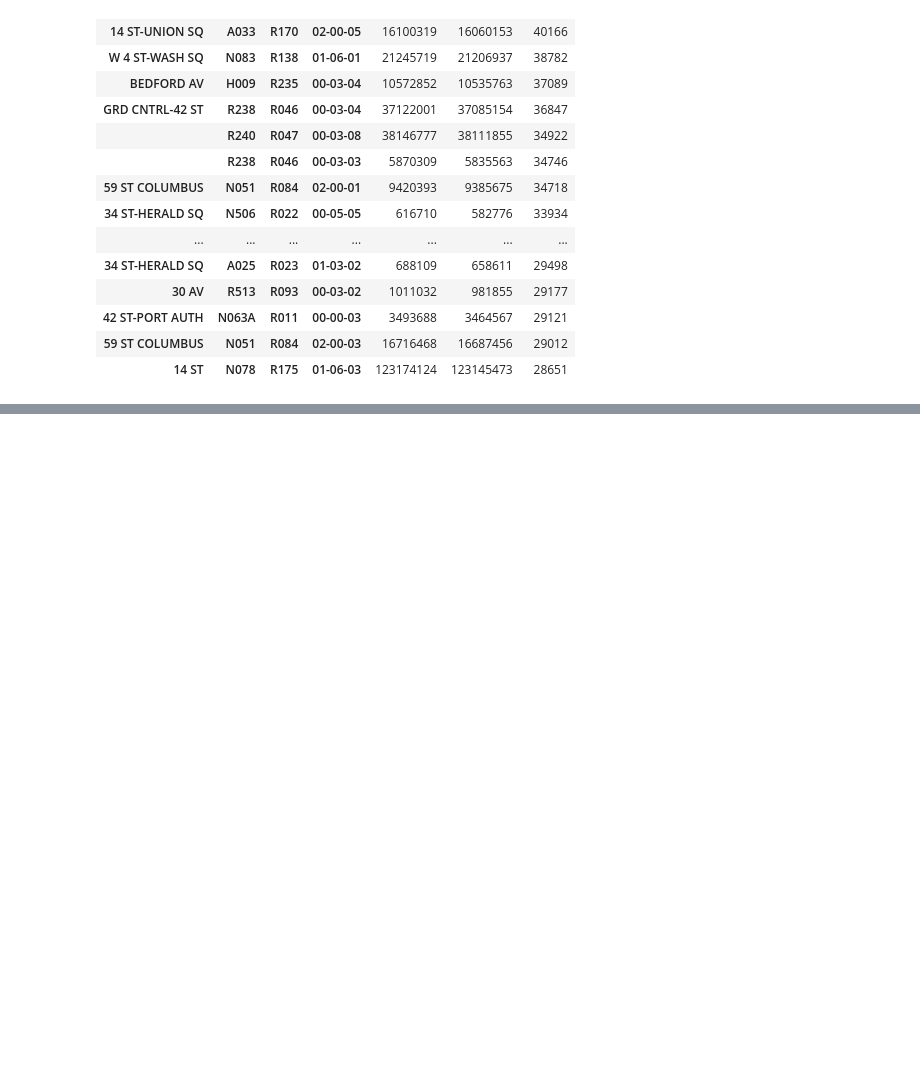
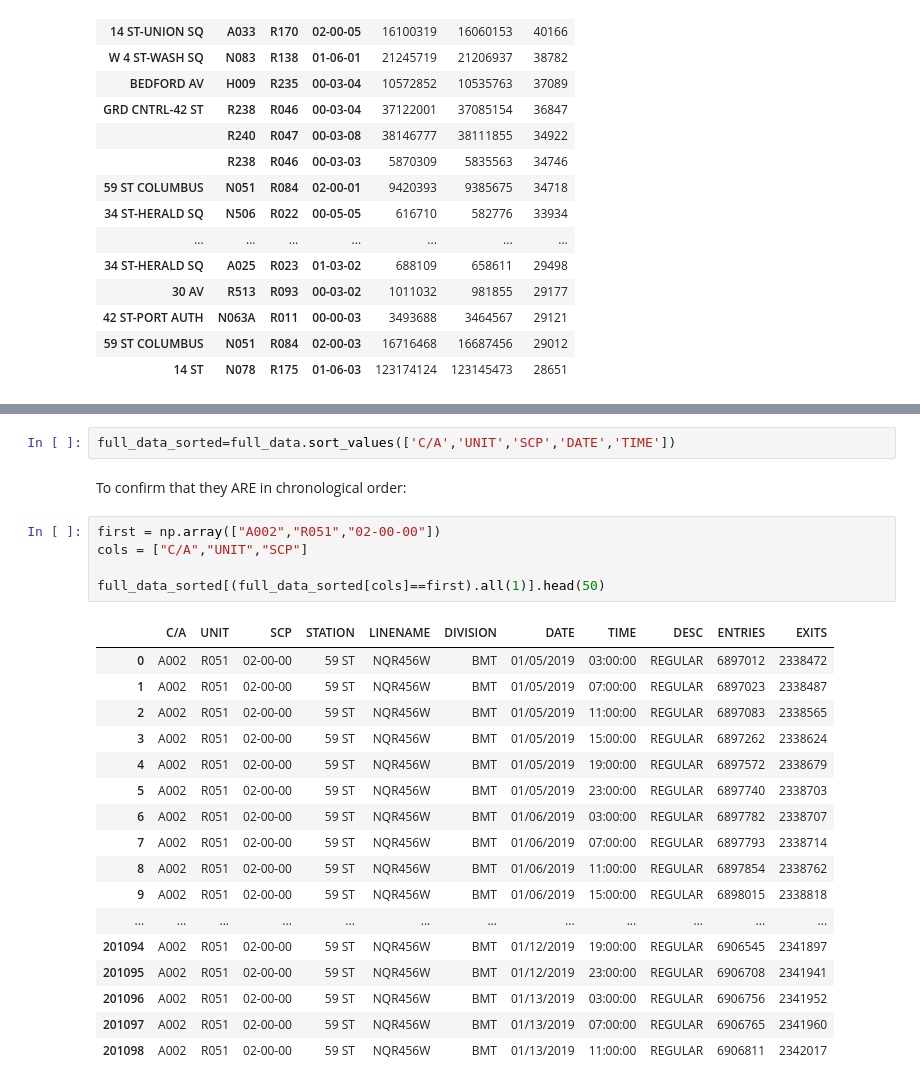
Before and after one commit to youngjeong46/MTA, a Jupyter notebook: Project 1 MTA.ipynb, the cells around one changed output, grey strips where cells are left out. Drawn from its saved outputs; the diff is of its cells as text; blank space fills up the shorter version.

```diff
--- a/Project 1 MTA.ipynb
+++ b/Project 1 MTA.ipynb
@@ -268,0 +261,27 @@ data_good_entries.sort_values("diff",ascending=False).head(40)
+# %%
+full_data_sorted=full_data.sort_values(['C/A','UNIT','SCP','DATE','TIME'])
+# %% [markdown]
+To confirm that they ARE in chronological order:
+# %%
+first = np.array(["A002","R051","02-00-00"])
+cols = ["C/A","UNIT","SCP"]
+
+full_data_sorted[(full_data_sorted[cols]==first).all(1)].head(50)
+# %% [output]
+|  | C/A | UNIT | SCP | STATION | LINENAME | DIVISION | DATE | TIME | DESC | ENTRIES | EXITS |
+| 0 | A002 | R051 | 02-00-00 | 59 ST | NQR456W | BMT | 01/05/2019 | 03:00:00 | REGULAR | 6897012 | 2338472 |
+| 1 | A002 | R051 | 02-00-00 | 59 ST | NQR456W | BMT | 01/05/2019 | 07:00:00 | REGULAR | 6897023 | 2338487 |
+| 2 | A002 | R051 | 02-00-00 | 59 ST | NQR456W | BMT | 01/05/2019 | 11:00:00 | REGULAR | 6897083 | 2338565 |
+| 3 | A002 | R051 | 02-00-00 | 59 ST | NQR456W | BMT | 01/05/2019 | 15:00:00 | REGULAR | 6897262 | 2338624 |
+| 4 | A002 | R051 | 02-00-00 | 59 ST | NQR456W | BMT | 01/05/2019 | 19:00:00 | REGULAR | 6897572 | 2338679 |
+| 5 | A002 | R051 | 02-00-00 | 59 ST | NQR456W | BMT | 01/05/2019 | 23:00:00 | REGULAR | 6897740 | 2338703 |
+| 6 | A002 | R051 | 02-00-00 | 59 ST | NQR456W | BMT | 01/06/2019 | 03:00:00 | REGULAR | 6897782 | 2338707 |
+| 7 | A002 | R051 | 02-00-00 | 59 ST | NQR456W | BMT | 01/06/2019 | 07:00:00 | REGULAR | 6897793 | 2338714 |
+| 8 | A002 | R051 | 02-00-00 | 59 ST | NQR456W | BMT | 01/06/2019 | 11:00:00 | REGULAR | 6897854 | 2338762 |
+| 9 | A002 | R051 | 02-00-00 | 59 ST | NQR456W | BMT | 01/06/2019 | 15:00:00 | REGULAR | 6898015 | 2338818 |
+| ... | ... | ... | ... | ... | ... | ... | ... | ... | ... | ... | ... |
+| 201094 | A002 | R051 | 02-00-00 | 59 ST | NQR456W | BMT | 01/12/2019 | 19:00:00 | REGULAR | 6906545 | 2341897 |
+| 201095 | A002 | R051 | 02-00-00 | 59 ST | NQR456W | BMT | 01/12/2019 | 23:00:00 | REGULAR | 6906708 | 2341941 |
+| 201096 | A002 | R051 | 02-00-00 | 59 ST | NQR456W | BMT | 01/13/2019 | 03:00:00 | REGULAR | 6906756 | 2341952 |
+| 201097 | A002 | R051 | 02-00-00 | 59 ST | NQR456W | BMT | 01/13/2019 | 07:00:00 | REGULAR | 6906765 | 2341960 |
+| 201098 | A002 | R051 | 02-00-00 | 59 ST | NQR456W | BMT | 01/13/2019 | 11:00:00 | REGULAR | 6906811 | 2342017 |
```
Also changed, not shown: parts of 43 cells of this notebook.
